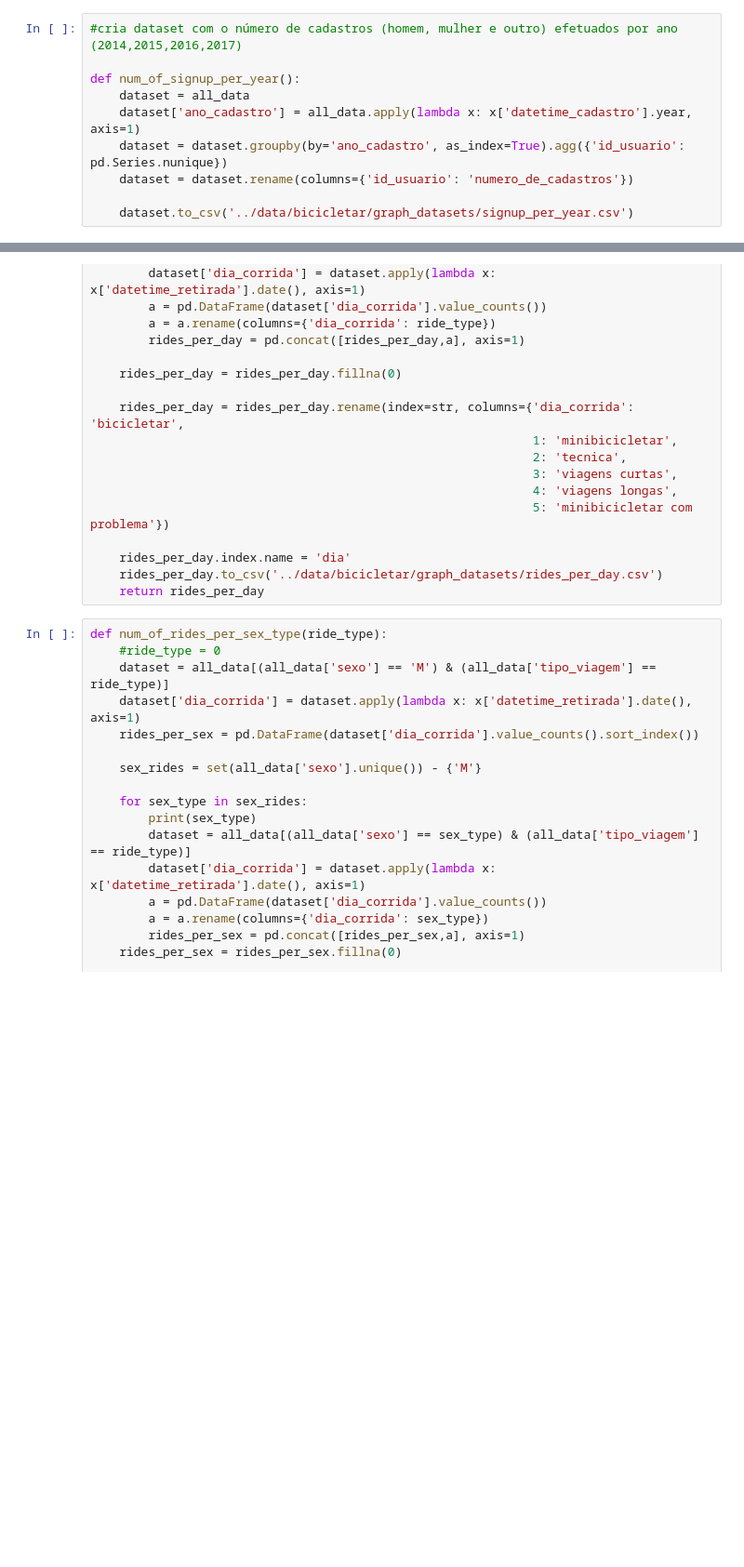
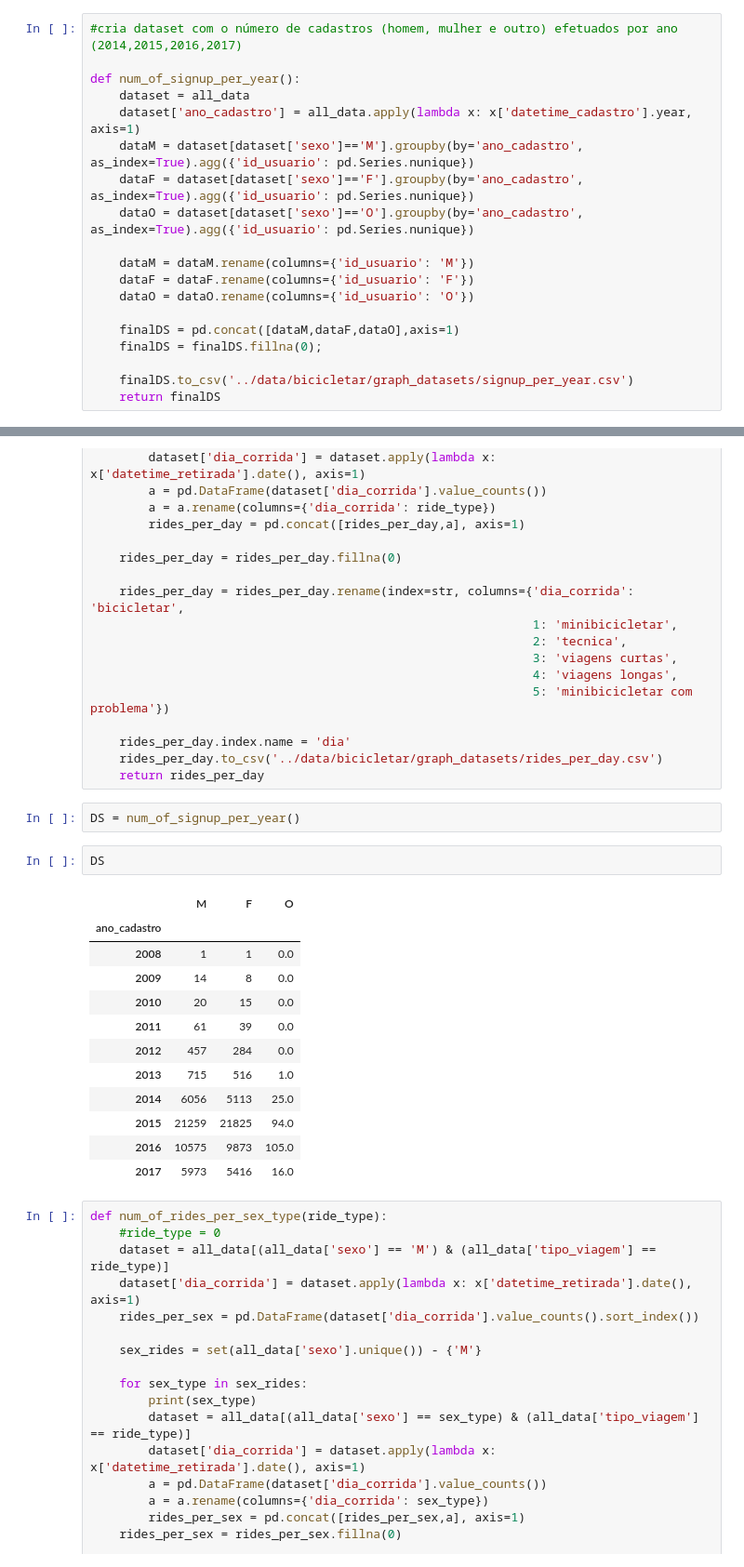
Before and after one commit to omadson/PhD, a Jupyter notebook: notebooks/create_new_datasets.ipynb, the cells around one changed output, grey strips where cells are left out. Shown: that part at 93% size. Drawn from its saved outputs; the diff is of its cells as text; blank space fills up the shorter version.

Commit message:
add new functions to create datasets; add vis_cadastros_unicos.html

```diff
--- a/notebooks/create_new_datasets.ipynb
+++ b/notebooks/create_new_datasets.ipynb
@@ -57,10 +57,19 @@ def num_of_rides_per_year():
 def num_of_signup_per_year():
     dataset = all_data
     dataset['ano_cadastro'] = all_data.apply(lambda x: x['datetime_cadastro'].year, axis=1)
-    dataset = dataset.groupby(by='ano_cadastro', as_index=True).agg({'id_usuario': pd.Series.nunique})
-    dataset = dataset.rename(columns={'id_usuario': 'numero_de_cadastros'})
+    dataM = dataset[dataset['sexo']=='M'].groupby(by='ano_cadastro', as_index=True).agg({'id_usuario': pd.Series.nunique})
+    dataF = dataset[dataset['sexo']=='F'].groupby(by='ano_cadastro', as_index=True).agg({'id_usuario': pd.Series.nunique})
+    dataO = dataset[dataset['sexo']=='O'].groupby(by='ano_cadastro', as_index=True).agg({'id_usuario': pd.Series.nunique})
 
-    dataset.to_csv('../data/bicicletar/graph_datasets/signup_per_year.csv')
+    dataM = dataM.rename(columns={'id_usuario': 'M'})
+    dataF = dataF.rename(columns={'id_usuario': 'F'})
+    dataO = dataO.rename(columns={'id_usuario': 'O'})
+
+    finalDS = pd.concat([dataM,dataF,dataO],axis=1)
+    finalDS = finalDS.fillna(0);
+
+    finalDS.to_csv('../data/bicicletar/graph_datasets/signup_per_year.csv')
+    return finalDS
 # %%
 #cria dataset com o número de cadastros (homem, mulher e outro) efetuados por ano (2014,2015,2016,2017)
 
@@ -90,6 +99,23 @@ def num_of_rides_per_day():
     rides_per_day.index.name = 'dia'
     rides_per_day.to_csv('../data/bicicletar/graph_datasets/rides_per_day.csv')
     return rides_per_day
+# %%
+DS = num_of_signup_per_year()
+# %%
+DS
+# %% [output]
+|  | M | F | O |
+| ano_cadastro |  |  |  |
+| 2008 | 1 | 1 | 0.0 |
+| 2009 | 14 | 8 | 0.0 |
+| 2010 | 20 | 15 | 0.0 |
+| 2011 | 61 | 39 | 0.0 |
+| 2012 | 457 | 284 | 0.0 |
+| 2013 | 715 | 516 | 1.0 |
+| 2014 | 6056 | 5113 | 25.0 |
+| 2015 | 21259 | 21825 | 94.0 |
+| 2016 | 10575 | 9873 | 105.0 |
+| 2017 | 5973 | 5416 | 16.0 |
 # %%
 def num_of_rides_per_sex_type(ride_type):
     #ride_type = 0
```
Also changed, not shown: parts of 5 cells of this notebook, 2 other files.
